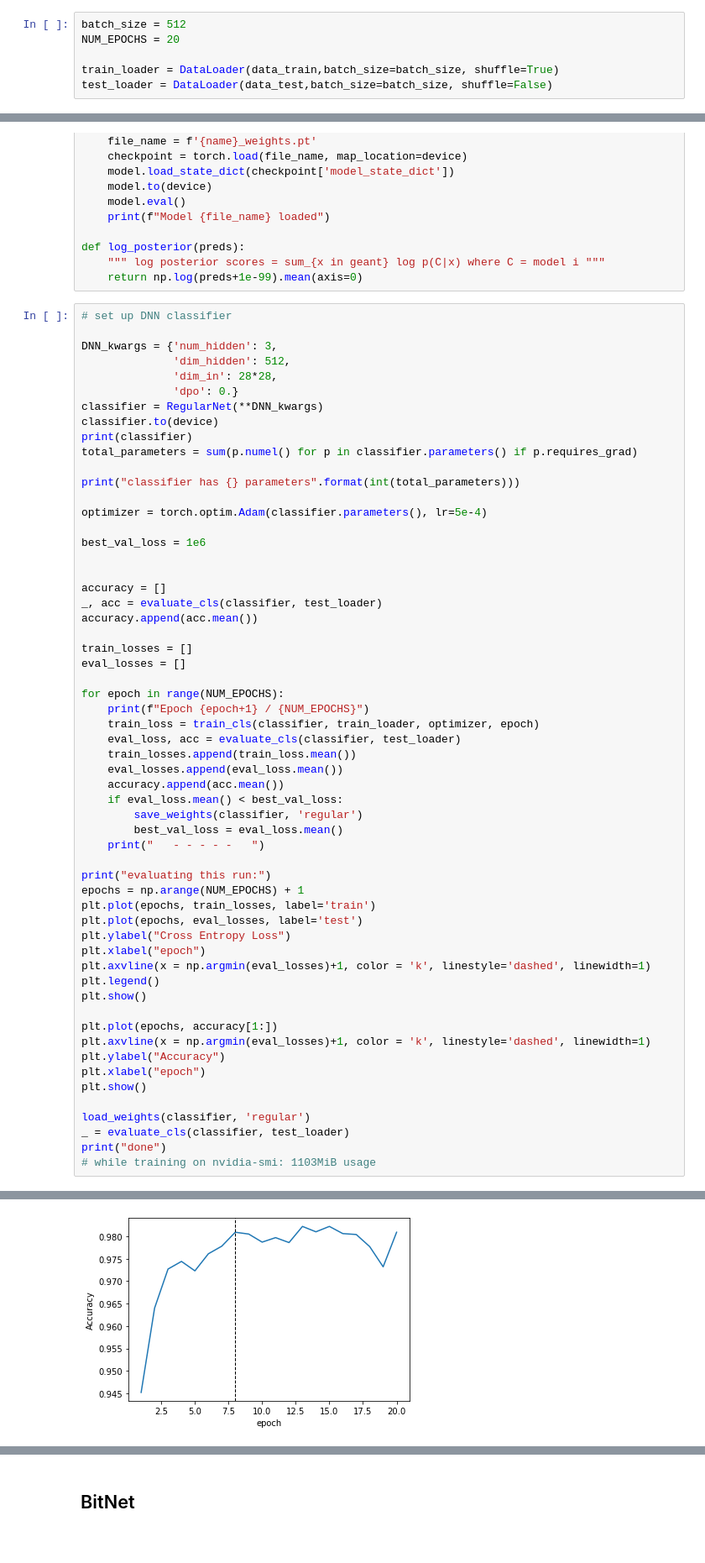
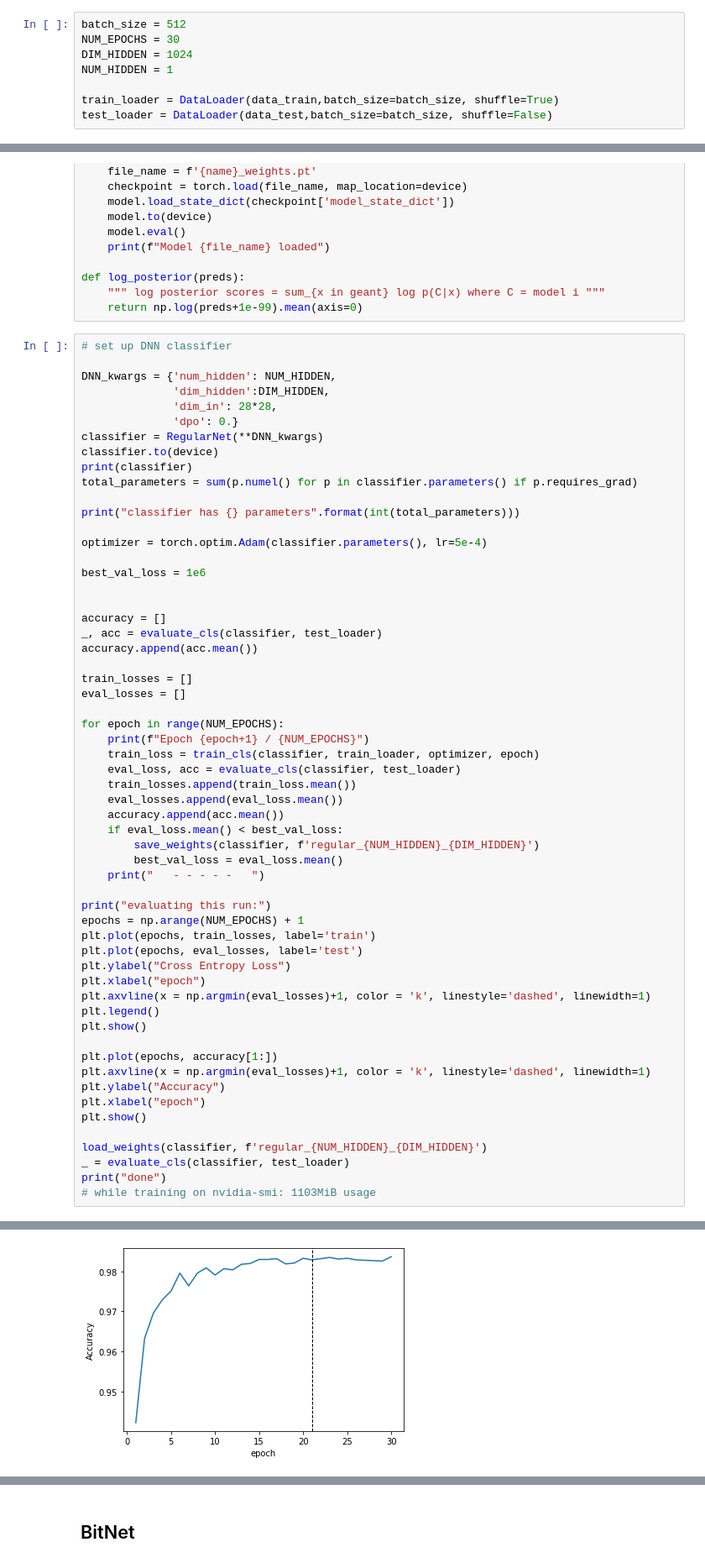
Before and after one commit to ramonpeter/hep-bitnet, a Jupyter notebook: examples/MNIST/MNIST.ipynb, the cells around one changed output, grey strips where cells are left out. Shown at 84% size. Drawn from its saved outputs; the diff is of its cells as text.

```diff
--- a/examples/MNIST/MNIST.ipynb
+++ b/examples/MNIST/MNIST.ipynb
@@ -48,7 +48,9 @@ plt.show()
 [figure]
 # %%
 batch_size = 512
-NUM_EPOCHS = 20
+NUM_EPOCHS = 30
+DIM_HIDDEN = 1024
+NUM_HIDDEN = 1
 
 train_loader = DataLoader(data_train,batch_size=batch_size, shuffle=True)
 test_loader = DataLoader(data_test,batch_size=batch_size, shuffle=False)
@@ -179,8 +181,8 @@ def log_posterior(preds):
 # %%
 # set up DNN classifier
 
-DNN_kwargs = {'num_hidden': 3,
-              'dim_hidden': 512,
+DNN_kwargs = {'num_hidden': NUM_HIDDEN,
+              'dim_hidden':DIM_HIDDEN,
               'dim_in': 28*28,
               'dpo': 0.}
 classifier = RegularNet(**DNN_kwargs)
@@ -210,7 +212,7 @@ for epoch in range(NUM_EPOCHS):
     eval_losses.append(eval_loss.mean())
     accuracy.append(acc.mean())
     if eval_loss.mean() < best_val_loss:
-        save_weights(classifier, 'regular')
+        save_weights(classifier, f'regular_{NUM_HIDDEN}_{DIM_HIDDEN}')
         best_val_loss = eval_loss.mean()
     print("   - - - - -   ")
 
@@ -230,7 +232,7 @@ plt.ylabel("Accuracy")
 plt.xlabel("epoch")
 plt.show()
 
-load_weights(classifier, 'regular')
+load_weights(classifier, f'regular_{NUM_HIDDEN}_{DIM_HIDDEN}')
 _ = evaluate_cls(classifier, test_loader)
 print("done")
 # while training on nvidia-smi: 1103MiB usage
@@ -256 +258 @@ evaluating this run:
-[figure, old version]
+[figure, new version]
```
Also changed, not shown: parts of 10 cells of this notebook, 1 other file.
